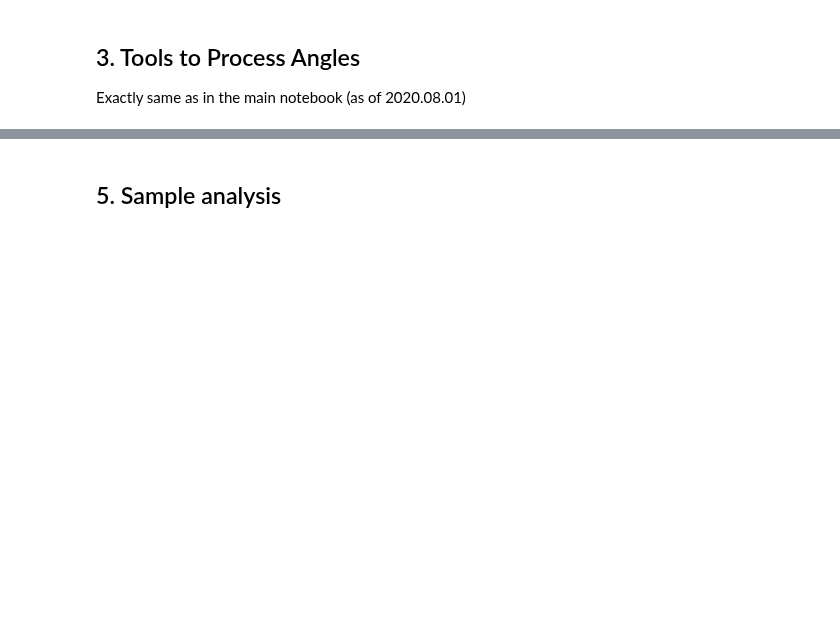
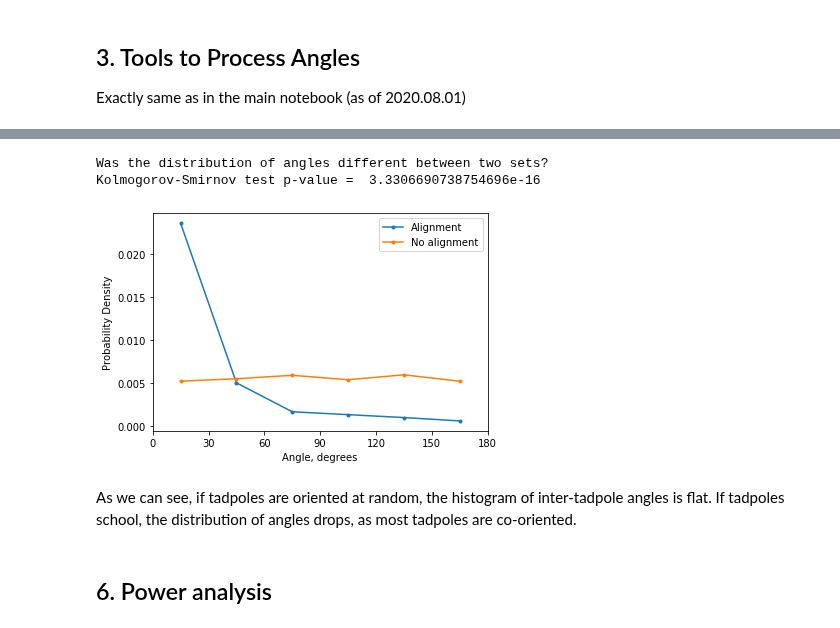
Before and after one commit to khakhalin/Xenopus-Behavior, a Jupyter notebook: 01_Schooling/schooling_power_analysis.ipynb, the cells around one changed output, grey strips where cells are left out. Cells and saved outputs as stored; diff of their text form; code cells hidden in the pictures; blank space fills up the shorter version.

Commit message:
Power analysis, finished

```diff
--- a/01_Schooling/schooling_power_analysis.ipynb
+++ b/01_Schooling/schooling_power_analysis.ipynb
@@ -246,2 +308,36 @@ out = processEverything(show_image=True)
+# %%
+def compare_angles(out, out2, labels):
+    """Visualizes angles, reports a stat test."""
+    HIST_BIN = 30 # Histogram step, in degrees
+
+    a = out['angle'].values
+    a2 = out2['angle'].values
+
+    #plt.hist(a , bins=np.arange(0,180+10,10), density=True, alpha=0.5);
+    #plt.hist(a2, bins=np.arange(0,180+10,10), density=True, alpha=0.5);
+
+    preset_bins = np.arange(0,180+HIST_BIN, HIST_BIN)
+    y1,x1 = np.histogram(a,  bins=preset_bins, density=True)
+    y2,x2 = np.histogram(a2, bins=preset_bins, density=True)
+    centers = lambda x: np.mean(np.vstack((x[:-1],x[1:])), axis=0) # Centers of each bin
+    plt.plot(centers(x1),y1,'.-')
+    plt.plot(centers(x2),y2,'.-')
+    plt.xticks(np.arange(0,180+30,30))
+    plt.xlabel('Angle, degrees')
+    plt.ylabel('Probability Density')
+    plt.legend(labels, loc='upper right')
+
+    print('\nWas the distribution of angles different between two sets?')
+    test_results = scipy.stats.ks_2samp(a,a2)
+    print('Kolmogorov-Smirnov test p-value = ',test_results.pvalue)
+
+compare_angles(out, out_treatment, ['Alignment','No alignment'])
+#plt.savefig('angles.svg', format='svg')
+# %% [output]
+Was the distribution of angles different between two sets?
+Kolmogorov-Smirnov test p-value =  3.3306690738754696e-16
+[figure, added]
+# %% [markdown]
+As we can see, if tadpoles are oriented at random, the histogram of inter-tadpole angles is flat. If tadpoles school, the distribution of angles drops, as most tadpoles are co-oriented.
 # %% [markdown]
-## 5. Sample analysis
+## 6. Power analysis
```
Also changed, not shown: parts of 20 cells of this notebook, 1 other file.
